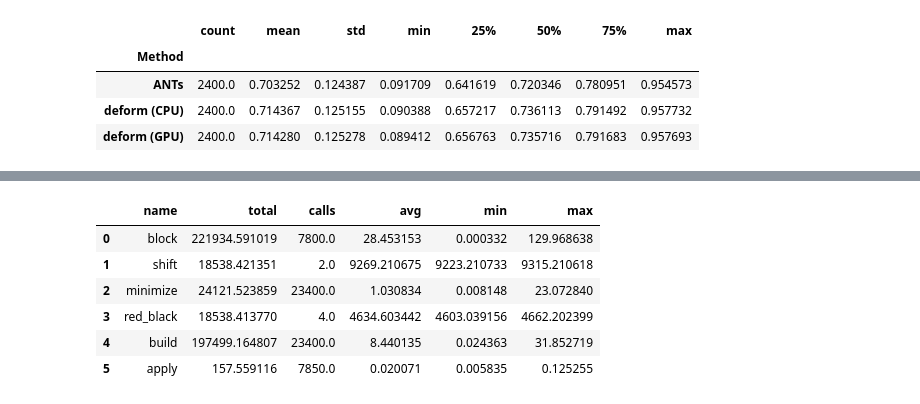
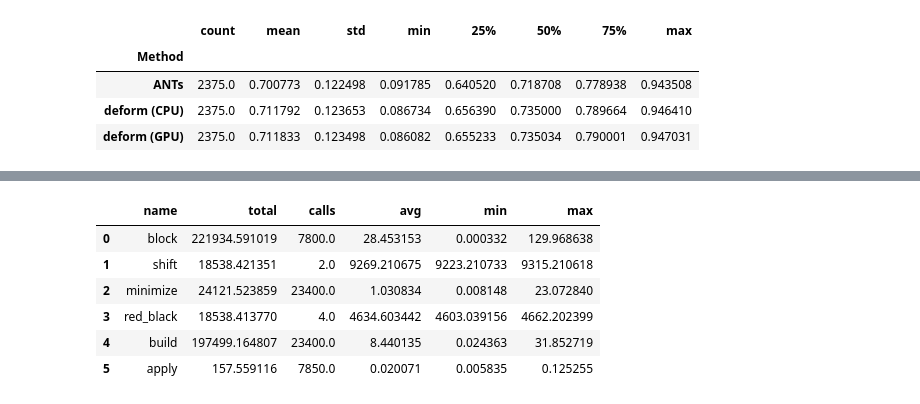
Before and after one commit to simeks/deform-eval, a Jupyter notebook: results.ipynb, the cells around one changed output, grey strips where cells are left out. Saved outputs shown, nothing was run; the diff lists cells and outputs as text; code cells hidden in the pictures.

```diff
--- a/results.ipynb
+++ b/results.ipynb
@@ -41,35 +41,36 @@ for k, s in structures.items():
 # %%
 # Load dice data
 
 group_dice_data = []
 for g in groups:
     pair_dice_data = []
     for p in ids:
         d = pandas.read_csv(os.path.join(results_path, g, '{}.csv'.format(p)))[['Label','Dice']]
         pair_dice_data.append(d)
     group_dice_data.append(pandas.concat(pair_dice_data, keys=ids, names=['pair']))
 
 dice_data = pandas.concat(group_dice_data, keys=groups, names=['group'])
 dice_data = dice_data.reset_index()
 dice_data = dice_data.drop(columns='level_2')
 
 dice_data['LabelName_All'] = dice_data['Label'].map(lambda x : structures[x]['brief'])
 dice_data['LabelName'] = dice_data['Label'].map(lambda x : structures_combined[x]['brief'])
 
 # Pretty group names
 group_map = {
     'df_cpu': 'deform (CPU)',
     'df_gpu': 'deform (GPU)',
     'ants': 'ANTs'
 }
 dice_data['Method'] = dice_data['group'].map(lambda x : group_map[x])
+dice_data = dice_data[dice_data.Label!='All'] # Drop All label, since we only care about individual labels
 dice_data.groupby('Method').Dice.describe()
 # %% [output]
 |  | count | mean | std | min | 25% | 50% | 75% | max |
 | Method |  |  |  |  |  |  |  |  |
-| ANTs | 2400.0 | 0.703252 | 0.124387 | 0.091709 | 0.641619 | 0.720346 | 0.780951 | 0.954573 |
-| deform (CPU) | 2400.0 | 0.714367 | 0.125155 | 0.090388 | 0.657217 | 0.736113 | 0.791492 | 0.957732 |
-| deform (GPU) | 2400.0 | 0.714280 | 0.125278 | 0.089412 | 0.656763 | 0.735716 | 0.791683 | 0.957693 |
+| ANTs | 2375.0 | 0.700773 | 0.122498 | 0.091785 | 0.640520 | 0.718708 | 0.778938 | 0.943508 |
+| deform (CPU) | 2375.0 | 0.711792 | 0.123653 | 0.086734 | 0.656390 | 0.735000 | 0.789664 | 0.946410 |
+| deform (GPU) | 2375.0 | 0.711833 | 0.123498 | 0.086082 | 0.655233 | 0.735034 | 0.790001 | 0.947031 |
 # %%
 # Load run time
 
```
Also changed, not shown: parts of 4 cells of this notebook, 1 other file.
